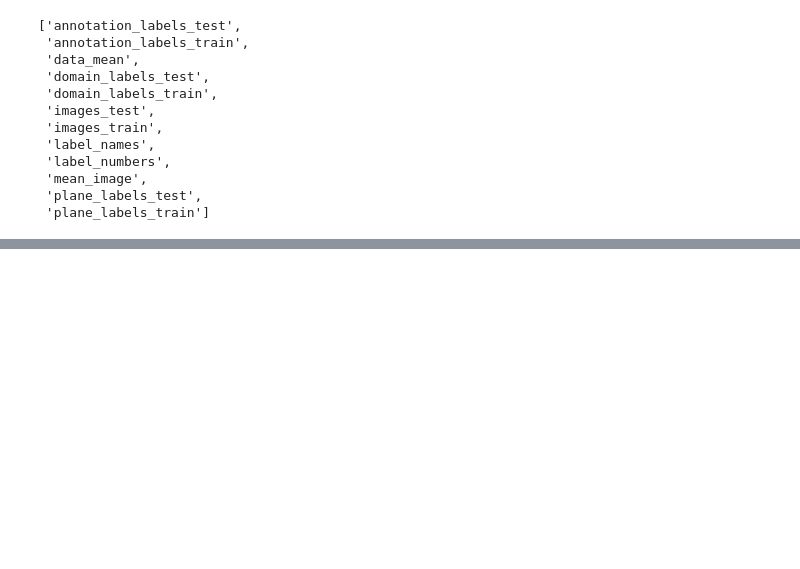
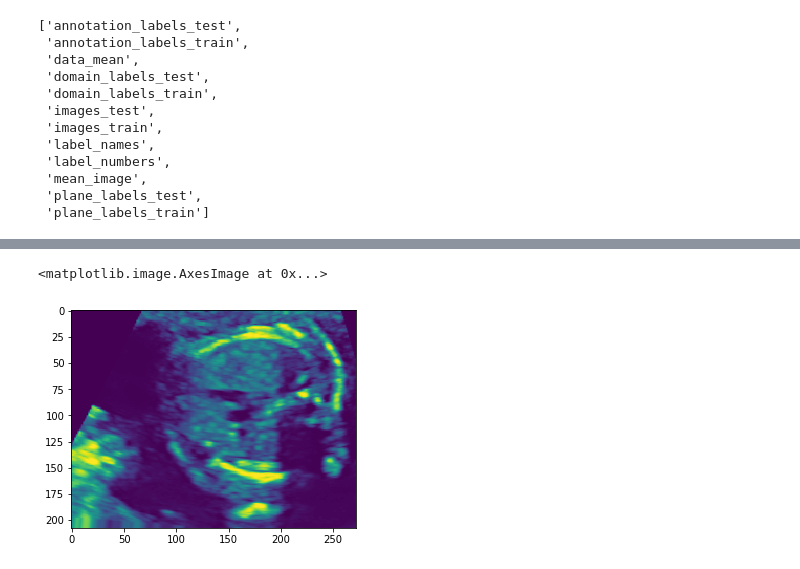
Before and after one commit to einbandi/ptsne-pytorch, a Jupyter notebook: ultrasound-test.ipynb, the cells around one changed output, grey strips where cells are left out. Drawn from its saved outputs; the diff is of its cells as text; code cells hidden in the pictures; blank space fills up the shorter version.

Commit message:
fixed sononet imports and conducted first tests

```diff
--- a/ultrasound-test.ipynb
+++ b/ultrasound-test.ipynb
@@ -155,0 +424,5 @@ indices=tensor([ 0,  1,  0,  0,  0,  0,  0,  7,  0,  0,  0,  0,  0,  0,  1,  0,
+# %%
+plt.imshow(test_image_batch_1[0,0])
+# %% [output]
+<matplotlib.image.AxesImage at 0x...>
+[figure, added]
```
Also changed, not shown: parts of 23 cells of this notebook, 24 other files.
